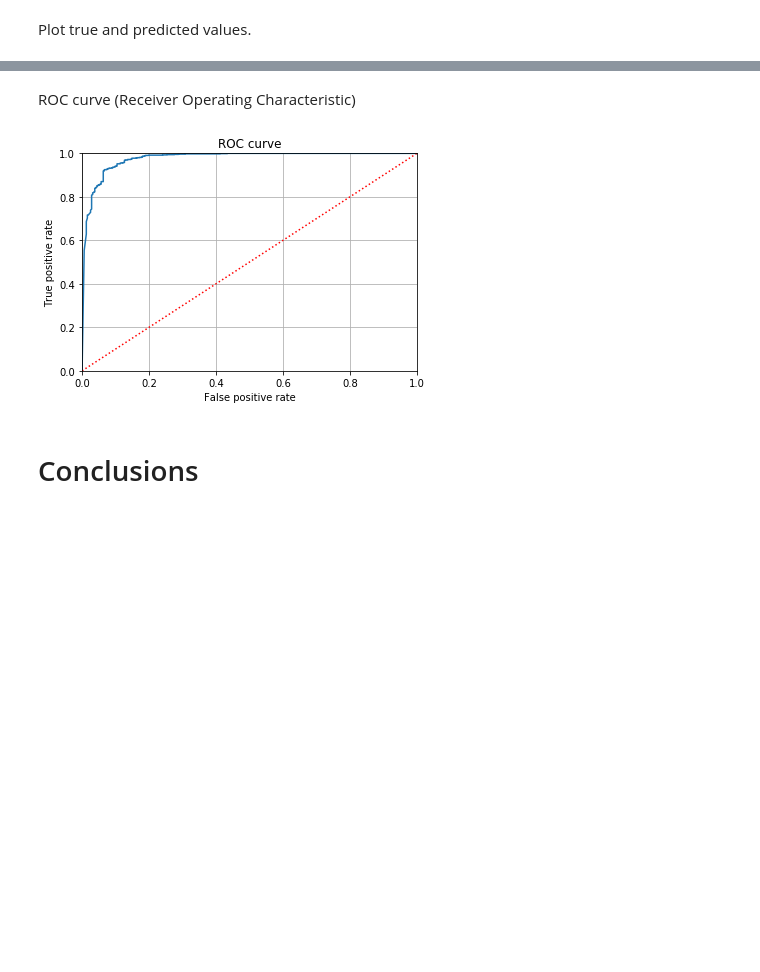
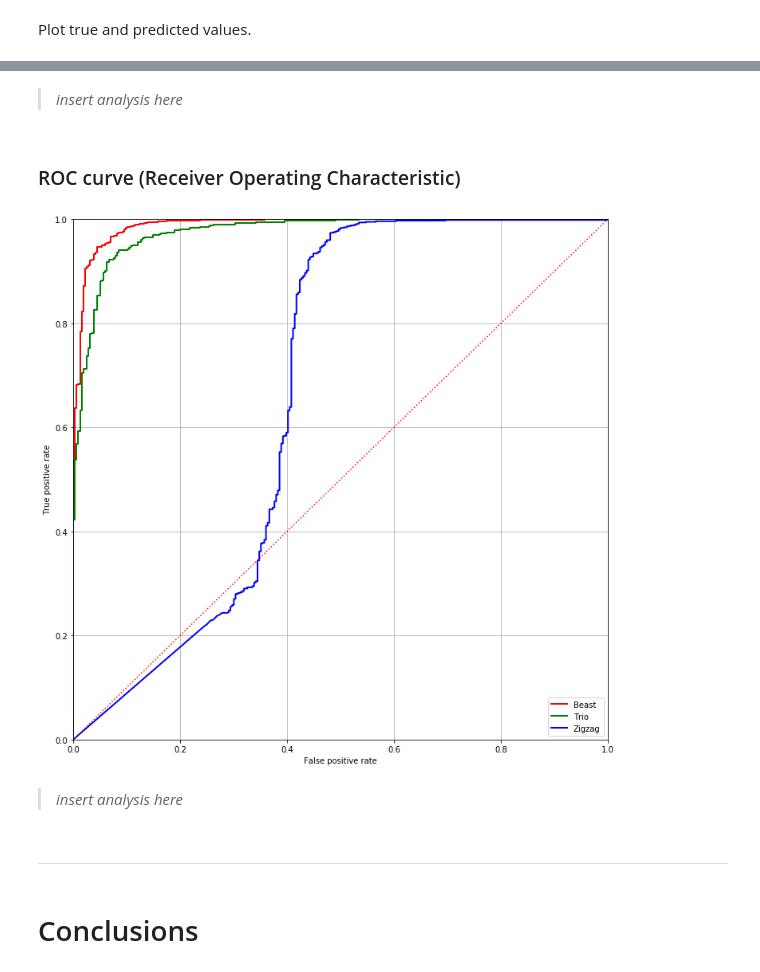
Before and after one commit to topias33/Team-8, a Jupyter notebook: Case 2/08_case-2.ipynb, the cells around one changed output, grey strips where cells are left out. Drawn from its saved outputs; the diff is of its cells as text; code cells hidden in the pictures; blank space fills up the shorter version.

```diff
--- a/Case 2/08_case-2.ipynb
+++ b/Case 2/08_case-2.ipynb
@@ -236,0 +265,6 @@ Wall time: 27min 11s
+# %%
+models = [model]
+models.append(load_model(f'{model_dir}/Trio_50.h5'))
+models.append(load_model(f'{model_dir}/Zigzag_50.h5'))
+
+all_colors = ['red', 'green', 'blue']
@@ -318,6 +327,0 @@ Confusion matrix.
-# %%
-from sklearn.metrics import classification_report, confusion_matrix, roc_curve
-
-print('Confusion matrices: ')
-for pred, name in preds:
-    print(confusion_matrix(labels, pred > 0.5).T)
@@ -333,0 +348,17 @@ Classification report.
+# %%
+from sklearn.metrics import classification_report, confusion_matrix, roc_curve
+
+mask = '<br>' # newline
+mask += '**<font color=%s>%s</font> =**' # colored name
+mask += '$' # latex begin
+mask += '\\begin{bmatrix}' # matrix begin
+mask += '%d & %d\\\\ %d & %d'
+mask += '\\end{bmatrix}' # matrix end
+mask += '$' # latex end
+mask += '<br>' # newline
+
+s = ''
+for pred, name, color in pnc:
+    cm = confusion_matrix(labels, pred > 0.5).T
+    s += mask % (color, name, *cm.flatten())
+display(Markdown(s))
@@ -334,5 +375,6 @@ Classification report.
 # %%
-for pred, name in preds:
-    print(f'\n{name}:')
-    print(classification_report(labels, pred > 0.5, target_names=['Normal (0)','Pneumonia (1)']))
+for pred, name, color in pnc:
+    cr = classification_report(labels, pred > 0.5, target_names=['Normal (0)','Pneumonia (1)'])
+    display(Markdown(f'**<font color={color}>{name}:</font>**'))
+    print(cr)
 # %% [output]
@@ -356,18 +408,25 @@ sequential:
+# %% [markdown]
+>*insert analysis here*
 # %% [markdown]
-ROC curve (Receiver Operating Characteristic)
+### ROC curve (Receiver Operating Characteristic)
 # %%
-fpr, tpr, tresholds = roc_curve(labels, predicted, pos_label=1)
-
-plot(fpr, tpr)
+figure(figsize=(12,12))
+for pred, name, color in pnc:
+    fpr, tpr, tresholds = roc_curve(labels, pred, pos_label=1)
+    plot(fpr, tpr, c=color, label=name, lw=2)
 plot([0, 1], [0, 1], 'r:')
 xlabel('False positive rate')
 ylabel('True positive rate')
-title('ROC curve')
 xlim([0,1])
 ylim([0,1])
+legend()
 grid()
 show()
 # %% [output]
-[figure, old version]
+[figure, new version]
+# %% [markdown]
+>*insert analysis here*
+# %% [markdown]
+***
 # %% [markdown]
 # Conclusions
```
Also changed, not shown: parts of 68 cells of this notebook, 12 other files.
